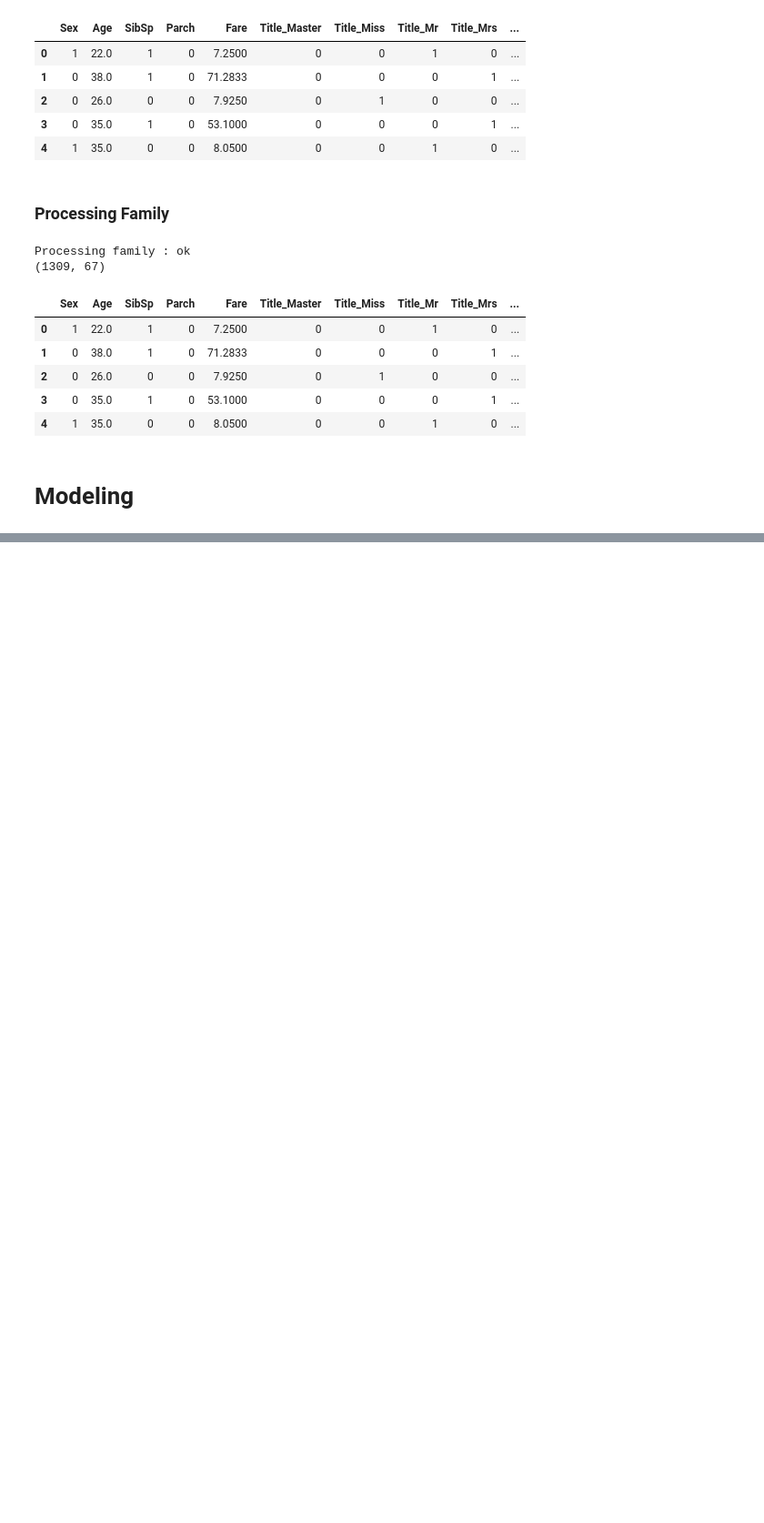
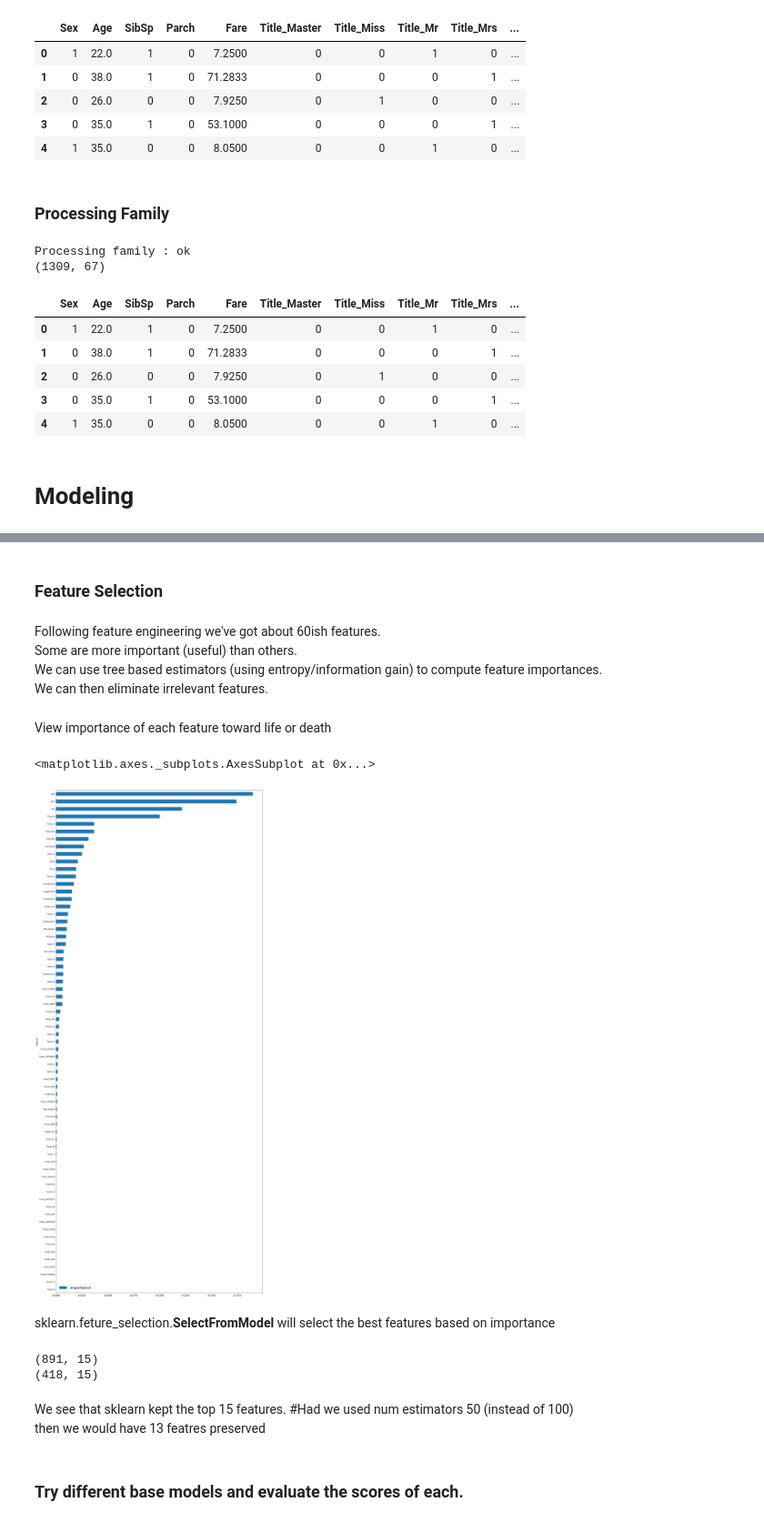
Before and after one commit to btroy94402/kaggle_titanic_project, a Jupyter notebook: titanic_sandbox.ipynb, the cells around one changed output, grey strips where cells are left out. Shown at 91% size. Saved outputs shown, nothing was run; the diff lists cells and outputs as text; code cells hidden in the pictures; blank space fills up the shorter version.

Commit message:
type: chore    Completed feature engineering. Added a feature reduction section based on Decision Tree.  Reduced 67 initial features to 15 currently.  Next step is model creation and evaluation.

```diff
--- a/titanic_sandbox.ipynb
+++ b/titanic_sandbox.ipynb
@@ -644,0 +661,56 @@ combined.head()
+# %%
+#Use 5-fold cross validation
+def compute_score(clf, X, y, scoring='accuracy'):
+    xval = cross_val_score(clf, X, y, cv = 5, scoring = scoring)
+    return np.mean(xval)
+
+def recover_train_test_target():
+    global combined
+
+    targets = pd.read_csv('.\\data\\train.csv',usecols=['Survived'])['Survived'].values
+    train = combined.iloc[:891]
+    test = combined.iloc[891:]
+
+    return train,test,targets
+
+train,test,targets=recover_train_test_target()
+# %% [markdown]
+### Feature Selection
+# %% [markdown]
+Following feature engineering we've got about 60ish features.\
+Some are more important (useful) than others.\
+We can use tree based estimators (using entropy/information gain) to compute feature importances.\
+We can then eliminate irrelevant features.
+# %%
+clf = RandomForestClassifier(n_estimators=100, max_features="sqrt")
+clf = clf.fit(train, targets)
+# %% [markdown]
+View importance of each feature toward life or death
+# %%
+features = pd.DataFrame()
+features['feature'] = train.columns
+features['importance']= clf.feature_importances_
+features.sort_values(by=['importance'],ascending=True, inplace=True)
+features.set_index('feature', inplace=True)
+
+features.plot(kind='barh',figsize=(20,50))
+# %% [output]
+<matplotlib.axes._subplots.AxesSubplot at 0x...>
+[figure, added]
+# %% [markdown]
+sklearn.feture_selection.**SelectFromModel** will select the best features based on importance
+# %%
+model = SelectFromModel(clf, prefit=True) #Calculates the Importance of Features
+train_reduced = model.transform(train) #Reduces X to the selected features
+print(train_reduced.shape)
+
+test_reduced = model.transform(test)
+print(test_reduced.shape)
+# %% [output]
+(891, 15)
+(418, 15)
+# %% [markdown]
+We see that sklearn kept the top 15 features. #Had we used num estimators 50 (instead of 100)\
+then we would have 13 featres preserved
+# %% [markdown]
+### Try different base models and evaluate the scores of each.
```
Also changed, not shown: parts of 4 cells of this notebook.
